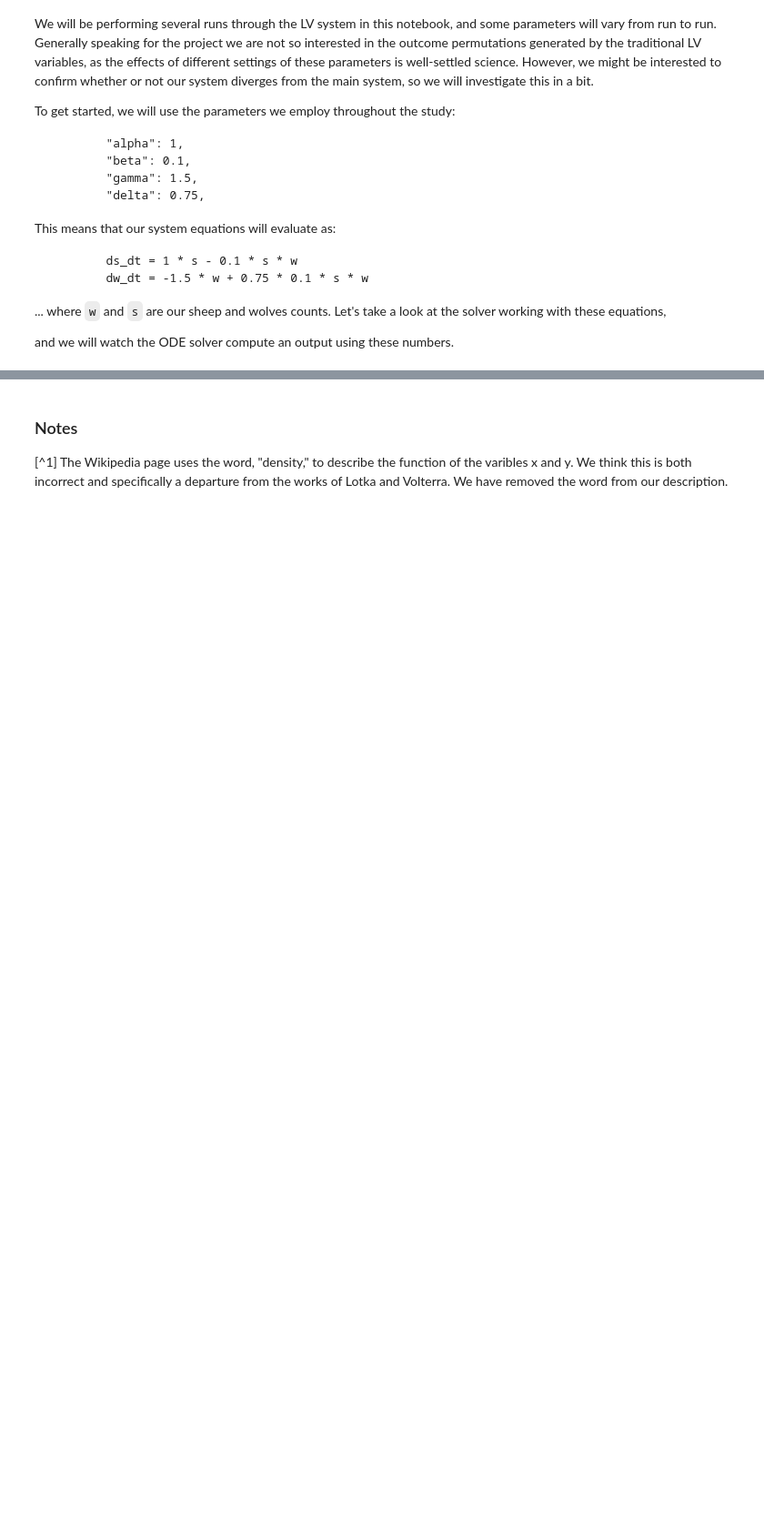
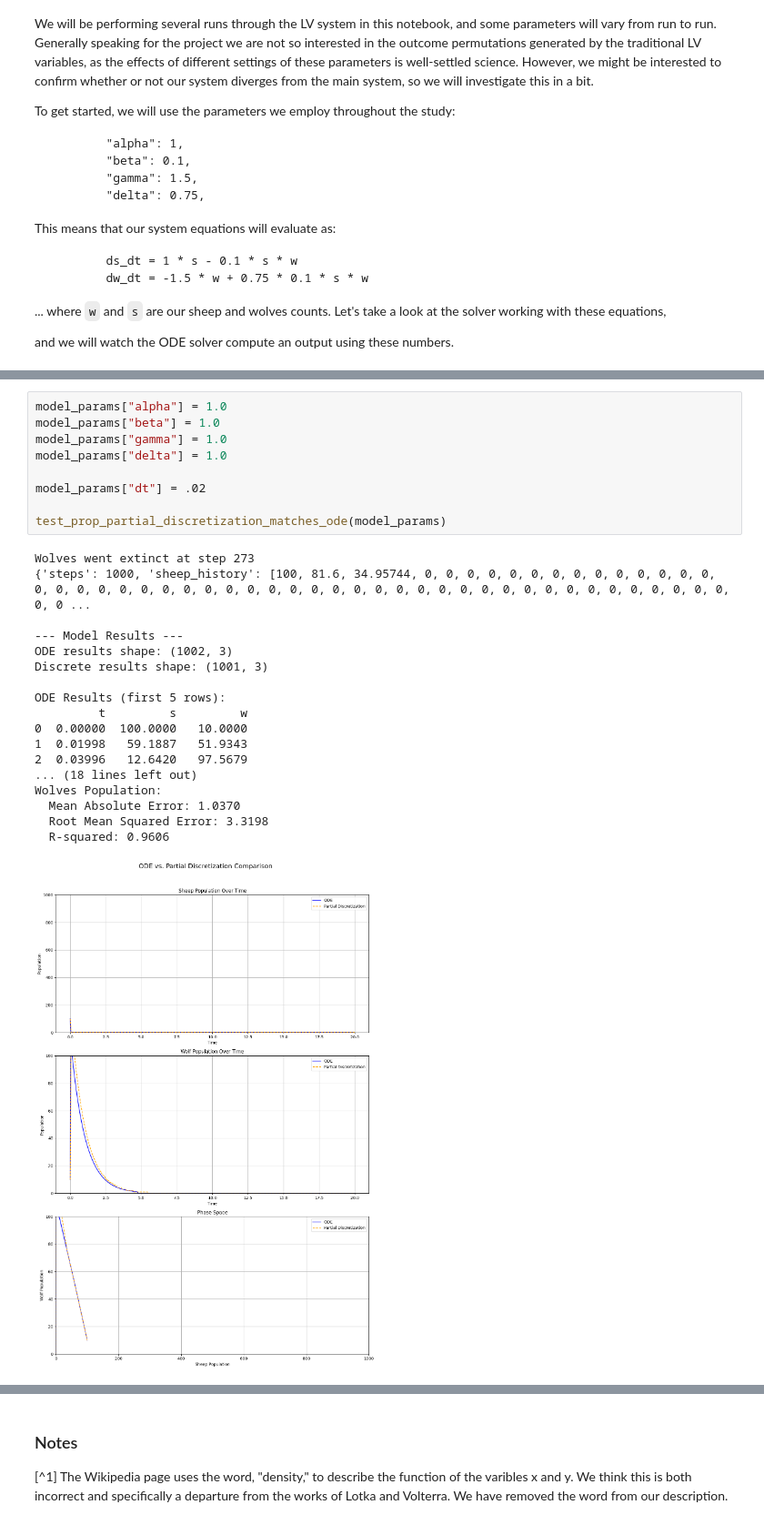
Before and after one commit to peterdresslar/do-android-wolves-dream-of-electric-sheep, a Jupyter notebook: notebooks/validation.ipynb, the cells around one changed output, grey strips where cells are left out. Shown at 91% size. Saved outputs shown, nothing was run; the diff lists cells and outputs as text; blank space fills up the shorter version.

```diff
--- a/notebooks/validation.ipynb
+++ b/notebooks/validation.ipynb
@@ -117,0 +129,28 @@ Wolves Population:
+# %%
+model_params["alpha"] = 1.0
+model_params["beta"] = 1.0
+model_params["gamma"] = 1.0
+model_params["delta"] = 1.0
+
+model_params["dt"] = .02
+
+test_prop_partial_discretization_matches_ode(model_params)
+# %% [output]
+Wolves went extinct at step 273
+{'steps': 1000, 'sheep_history': [100, 81.6, 34.95744, 0, 0, 0, 0, 0, 0, 0, 0, 0, 0, 0, 0, 0, 0, 0, 0, 0, 0, 0, 0, 0, 0, 0, 0, 0, 0, 0, 0, 0, 0, 0, 0, 0, 0, 0, 0, 0, 0, 0, 0, 0, 0, 0, 0, 0, 0, 0, 0, 0 ...
+
+--- Model Results ---
+ODE results shape: (1002, 3)
+Discrete results shape: (1001, 3)
+
+ODE Results (first 5 rows):
+         t         s         w
+0  0.00000  100.0000   10.0000
+1  0.01998   59.1887   51.9343
+2  0.03996   12.6420   97.5679
+... (18 lines left out)
+Wolves Population:
+  Mean Absolute Error: 1.0370
+  Root Mean Squared Error: 3.3198
+  R-squared: 0.9606
+[figure, added]
```
Also changed, not shown: parts of 3 cells of this notebook, 2 other files.
